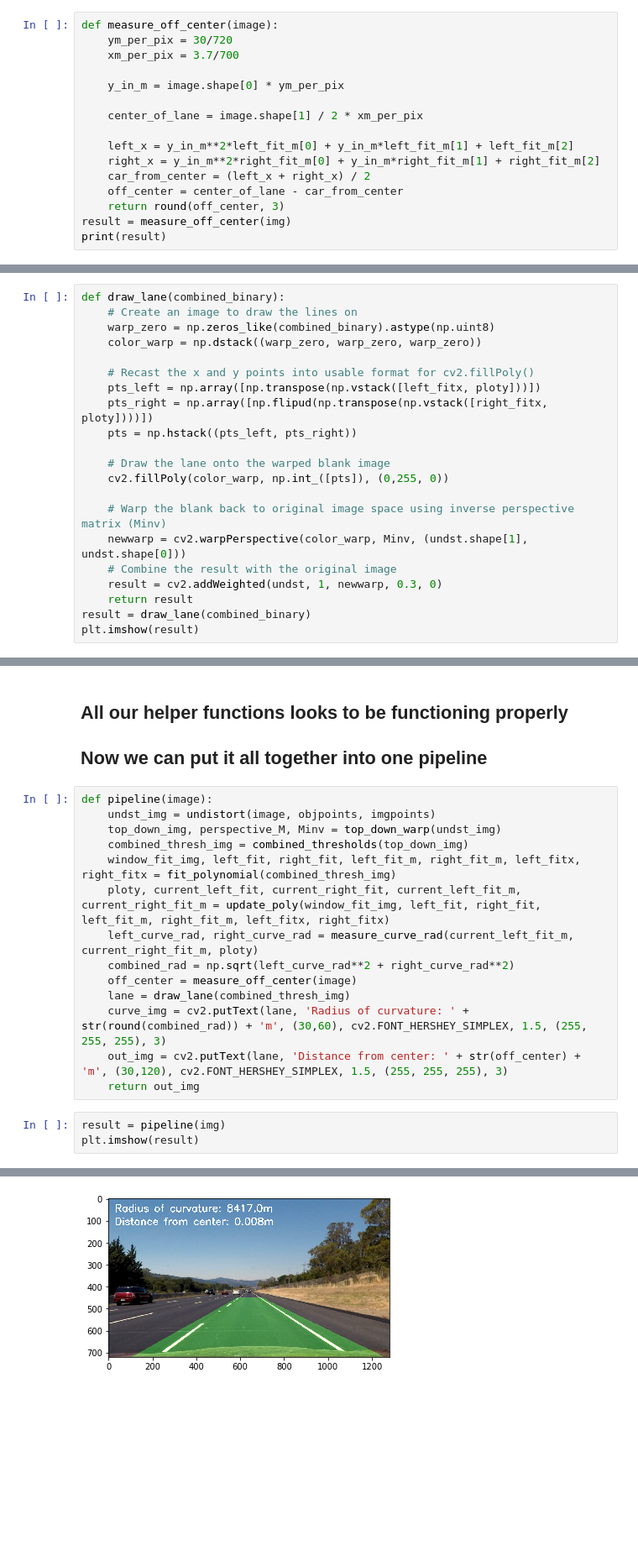
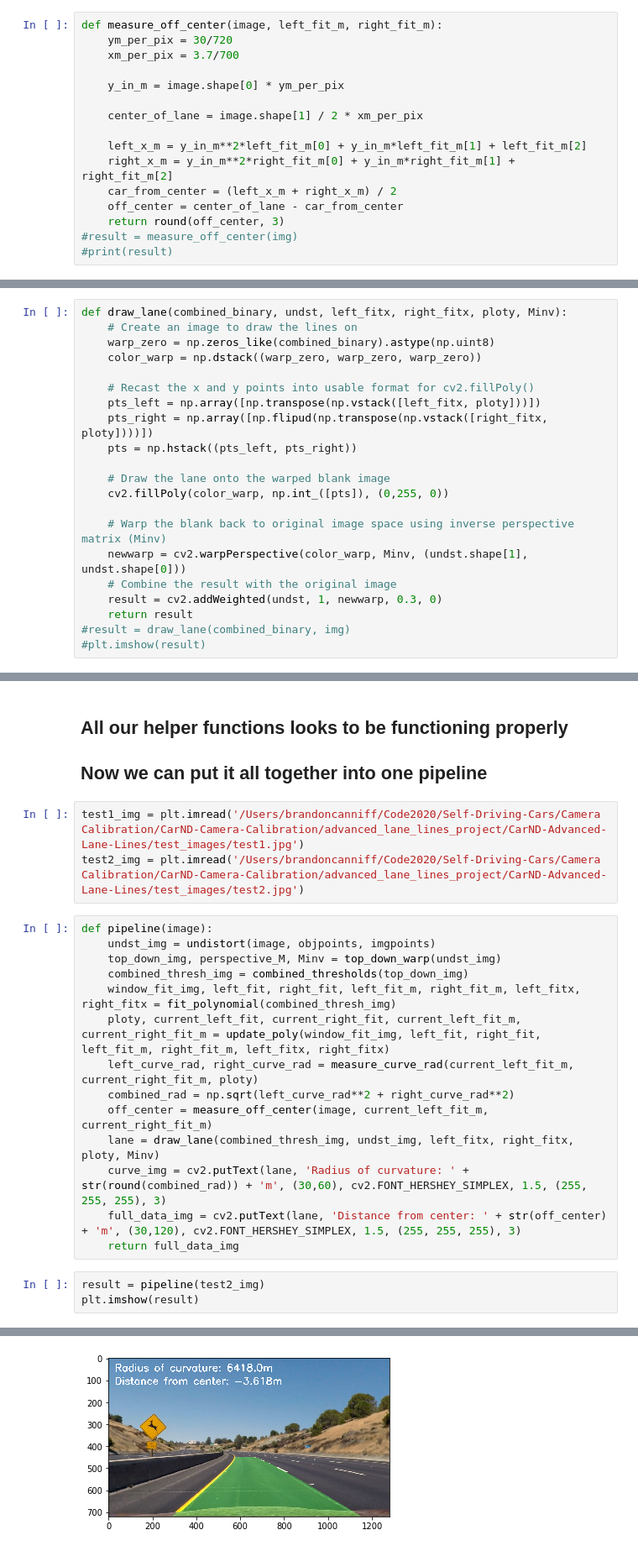
Before and after one commit to gobrando/CarND-Camera-Calibration, a Jupyter notebook: advanced_lane_lines_project/CarND-Advanced-Lane-Lines/lane_detection.ipynb, the cells around one changed output, grey strips where cells are left out. Shown at 84% size. Drawn from its saved outputs; the diff is of its cells as text; blank space fills up the shorter version.

```diff
--- a/advanced_lane_lines_project/CarND-Advanced-Lane-Lines/lane_detection.ipynb
+++ b/advanced_lane_lines_project/CarND-Advanced-Lane-Lines/lane_detection.ipynb
@@ -500,7 +464,7 @@ TypeError: fit_poly() missing 2 required positional arguments: 'rightx' and 'rig
 # %% [markdown]
 ## BONUS We're also going to keep track of the cars position from the center of the lane. Did you know self driving cars drive on avg more centered in the lane than humans!?
 # %%
-def measure_off_center(image):
+def measure_off_center(image, left_fit_m, right_fit_m):
     ym_per_pix = 30/720
     xm_per_pix = 3.7/700
 
@@ -508,10 +472,10 @@ def measure_off_center(image):
 
     center_of_lane = image.shape[1] / 2 * xm_per_pix
 
-    left_x = y_in_m**2*left_fit_m[0] + y_in_m*left_fit_m[1] + left_fit_m[2]
-    right_x = y_in_m**2*right_fit_m[0] + y_in_m*right_fit_m[1] + right_fit_m[2]
-    car_from_center = (left_x + right_x) / 2
+    left_x_m = y_in_m**2*left_fit_m[0] + y_in_m*left_fit_m[1] + left_fit_m[2]
+    right_x_m = y_in_m**2*right_fit_m[0] + y_in_m*right_fit_m[1] + right_fit_m[2]
+    car_from_center = (left_x_m + right_x_m) / 2
     off_center = center_of_lane - car_from_center
     return round(off_center, 3)
-result = measure_off_center(img)
-print(result)
+#result = measure_off_center(img)
+#print(result)
@@ -520,7 +482,7 @@ print(result)
 # %% [markdown]
 # Ok time to map the result!
 # %%
-def draw_lane(combined_binary):
+def draw_lane(combined_binary, undst, left_fitx, right_fitx, ploty, Minv):
     # Create an image to draw the lines on
     warp_zero = np.zeros_like(combined_binary).astype(np.uint8)
     color_warp = np.dstack((warp_zero, warp_zero, warp_zero))
@@ -538,5 +500,5 @@ def draw_lane(combined_binary):
     # Combine the result with the original image
     result = cv2.addWeighted(undst, 1, newwarp, 0.3, 0)
     return result
-result = draw_lane(combined_binary)
-plt.imshow(result)
+#result = draw_lane(combined_binary, img)
+#plt.imshow(result)
@@ -576,6 +537,9 @@ clip = ImageSequenceClip(images_list, fps=base_clip.fps)
 # %% [markdown]
 ## All our helper functions looks to be functioning properly
 ## Now we can put it all together into one pipeline
+# %%
+test1_img = plt.imread('/Users/brandoncanniff/Code2020/Self-Driving-Cars/Camera Calibration/CarND-Camera-Calibration/advanced_lane_lines_project/CarND-Advanced-Lane-Lines/test_images/test1.jpg')
+test2_img = plt.imread('/Users/brandoncanniff/Code2020/Self-Driving-Cars/Camera Calibration/CarND-Camera-Calibration/advanced_lane_lines_project/CarND-Advanced-Lane-Lines/test_images/test2.jpg')
 # %%
 def pipeline(image):
     undst_img = undistort(image, objpoints, imgpoints)
@@ -585,15 +549,15 @@ def pipeline(image):
     ploty, current_left_fit, current_right_fit, current_left_fit_m, current_right_fit_m = update_poly(window_fit_img, left_fit, right_fit, left_fit_m, right_fit_m, left_fitx, right_fitx)
     left_curve_rad, right_curve_rad = measure_curve_rad(current_left_fit_m, current_right_fit_m, ploty)
     combined_rad = np.sqrt(left_curve_rad**2 + right_curve_rad**2)
-    off_center = measure_off_center(image)
-    lane = draw_lane(combined_thresh_img)
+    off_center = measure_off_center(image, current_left_fit_m, current_right_fit_m)
+    lane = draw_lane(combined_thresh_img, undst_img, left_fitx, right_fitx, ploty, Minv)
     curve_img = cv2.putText(lane, 'Radius of curvature: ' + str(round(combined_rad)) + 'm', (30,60), cv2.FONT_HERSHEY_SIMPLEX, 1.5, (255, 255, 255), 3)
-    out_img = cv2.putText(lane, 'Distance from center: ' + str(off_center) + 'm', (30,120), cv2.FONT_HERSHEY_SIMPLEX, 1.5, (255, 255, 255), 3)
-    return out_img
+    full_data_img = cv2.putText(lane, 'Distance from center: ' + str(off_center) + 'm', (30,120), cv2.FONT_HERSHEY_SIMPLEX, 1.5, (255, 255, 255), 3)
+    return full_data_img
 # %%
-result = pipeline(img)
+result = pipeline(test2_img)
 plt.imshow(result)
 # %% [output]
 (720, 1280, 3)
 <matplotlib.image.AxesImage at 0x...>
-[figure, old version]
+[figure, new version]
```
Also changed, not shown: parts of 14 cells of this notebook, 1 other file.
